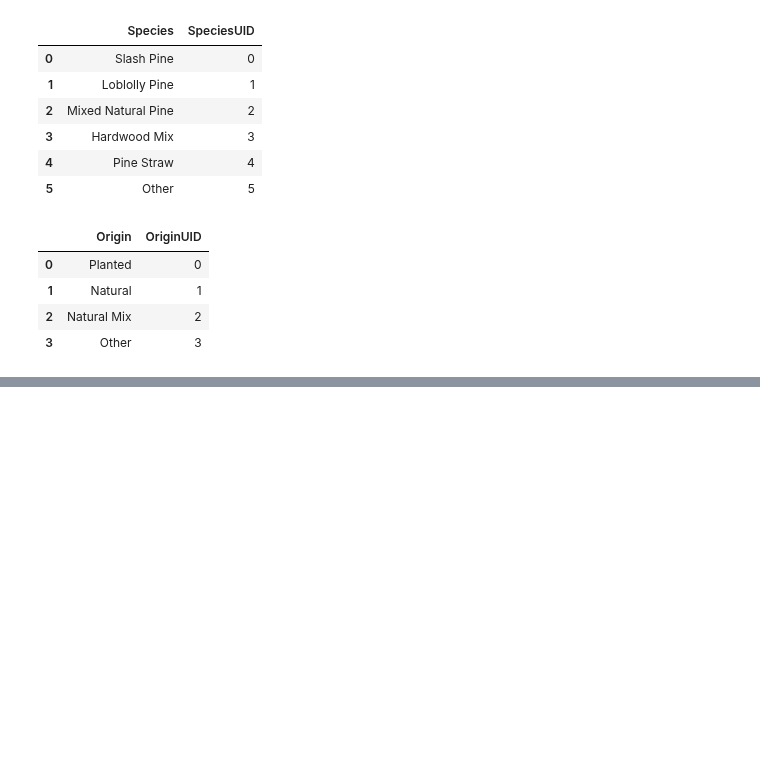
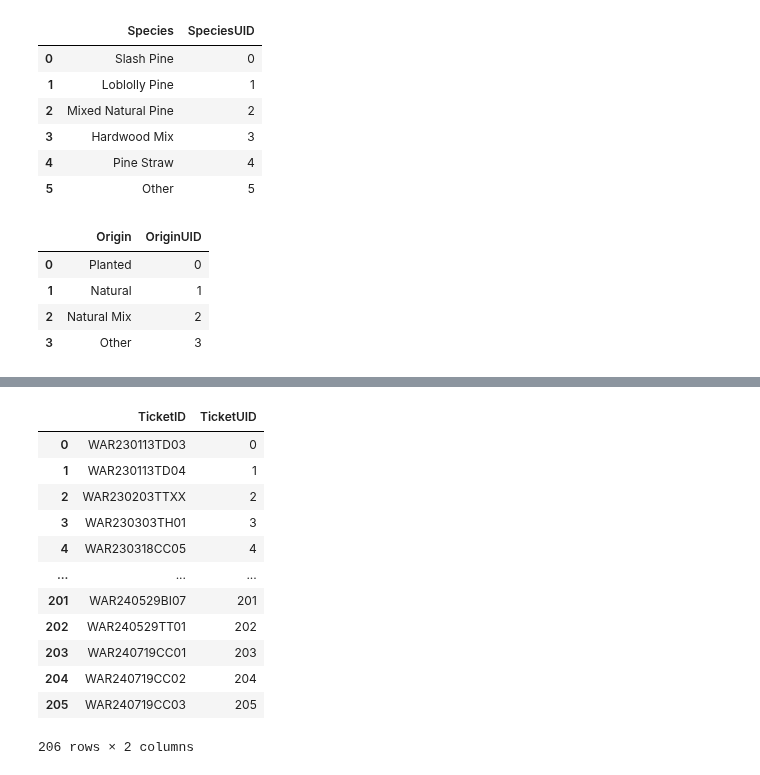
Before and after one commit to BilyBrown/sqlite3-tutorial, a Jupyter notebook: create_war_tables_01.ipynb, the cells around one changed output, grey strips where cells are left out. Saved outputs shown, nothing was run; the diff lists cells and outputs as text; code cells hidden in the pictures; blank space fills up the shorter version.

```diff
--- a/create_war_tables_01.ipynb
+++ b/create_war_tables_01.ipynb
@@ -613,3 +631,19 @@ ticketid_table
+# %%
+ticket_id_df
+# %% [output]
+|  | TicketID | TicketUID |
+| 0 | WAR230113TD03 | 0 |
+| 1 | WAR230113TD04 | 1 |
+| 2 | WAR230203TTXX | 2 |
+| 3 | WAR230303TH01 | 3 |
+| 4 | WAR230318CC05 | 4 |
+| ... | ... | ... |
+| 201 | WAR240529BI07 | 201 |
+| 202 | WAR240529TT01 | 202 |
+| 203 | WAR240719CC01 | 203 |
+| 204 | WAR240719CC02 | 204 |
+| 205 | WAR240719CC03 | 205 |
+206 rows × 2 columns
 # %%
 ga_intake_df
 # %% [output]
```
Also changed, not shown: parts of 16 cells of this notebook.
